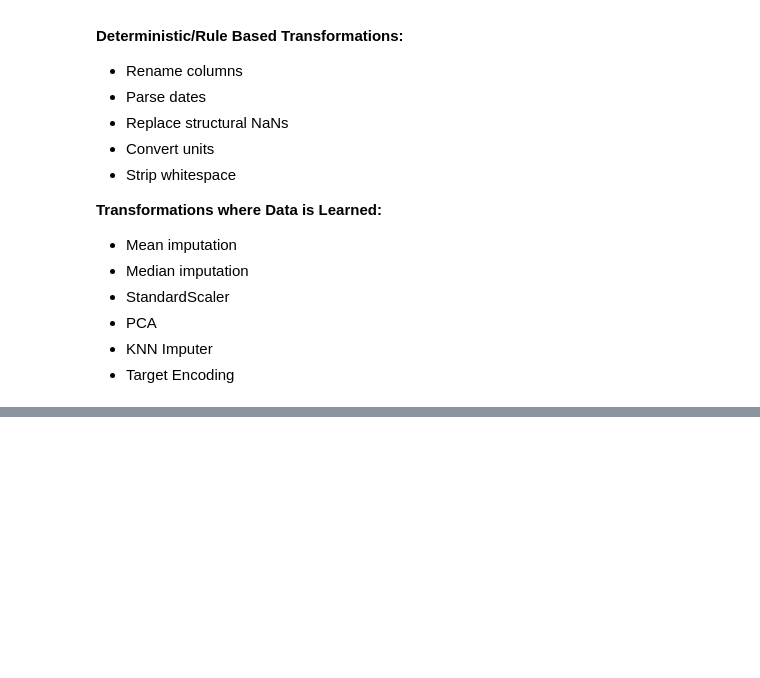
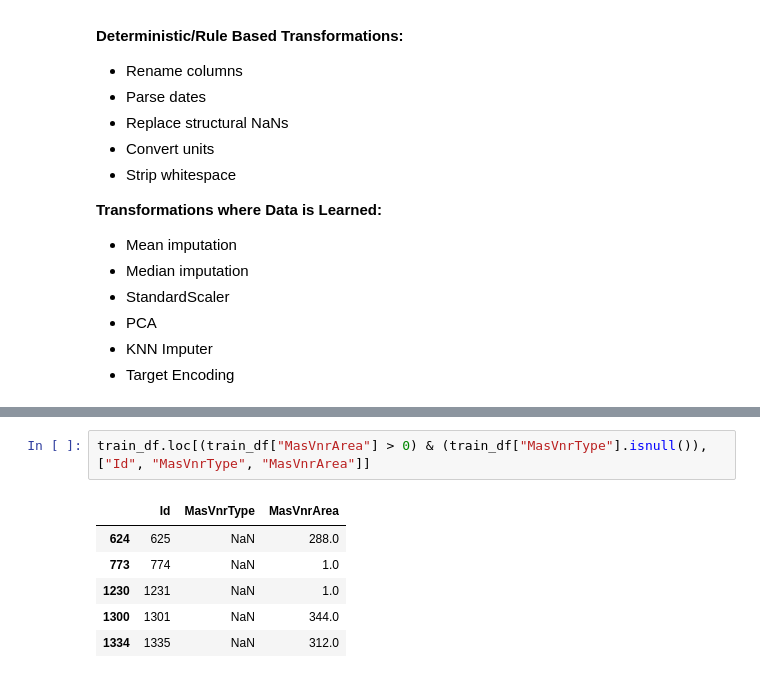
Before and after one commit to shivdt/house-price-prediction, a Jupyter notebook: notebooks/03_data_preparation.ipynb, the cells around one changed output, grey strips where cells are left out. Drawn from its saved outputs; the diff is of its cells as text; blank space fills up the shorter version.

```diff
--- a/notebooks/03_data_preparation.ipynb
+++ b/notebooks/03_data_preparation.ipynb
@@ -179,0 +194,9 @@ Remaining structural NaNs in test_df: 0
+# %%
+train_df.loc[(train_df["MasVnrArea"] > 0) & (train_df["MasVnrType"].isnull()), ["Id", "MasVnrType", "MasVnrArea"]]
+# %% [output]
+|  | Id | MasVnrType | MasVnrArea |
+| 624 | 625 | NaN | 288.0 |
+| 773 | 774 | NaN | 1.0 |
+| 1230 | 1231 | NaN | 1.0 |
+| 1300 | 1301 | NaN | 344.0 |
+| 1334 | 1335 | NaN | 312.0 |
```
Also changed, not shown: parts of 20 cells of this notebook, 1 other file.
